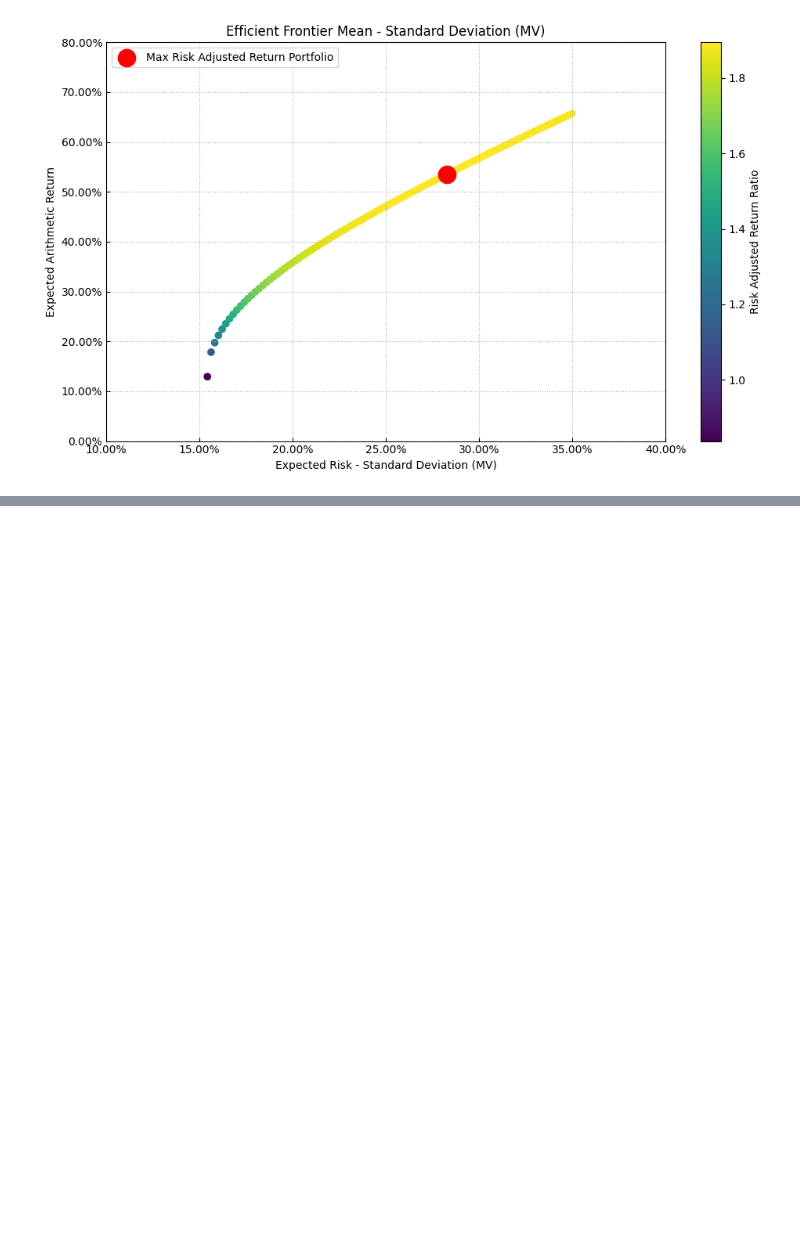
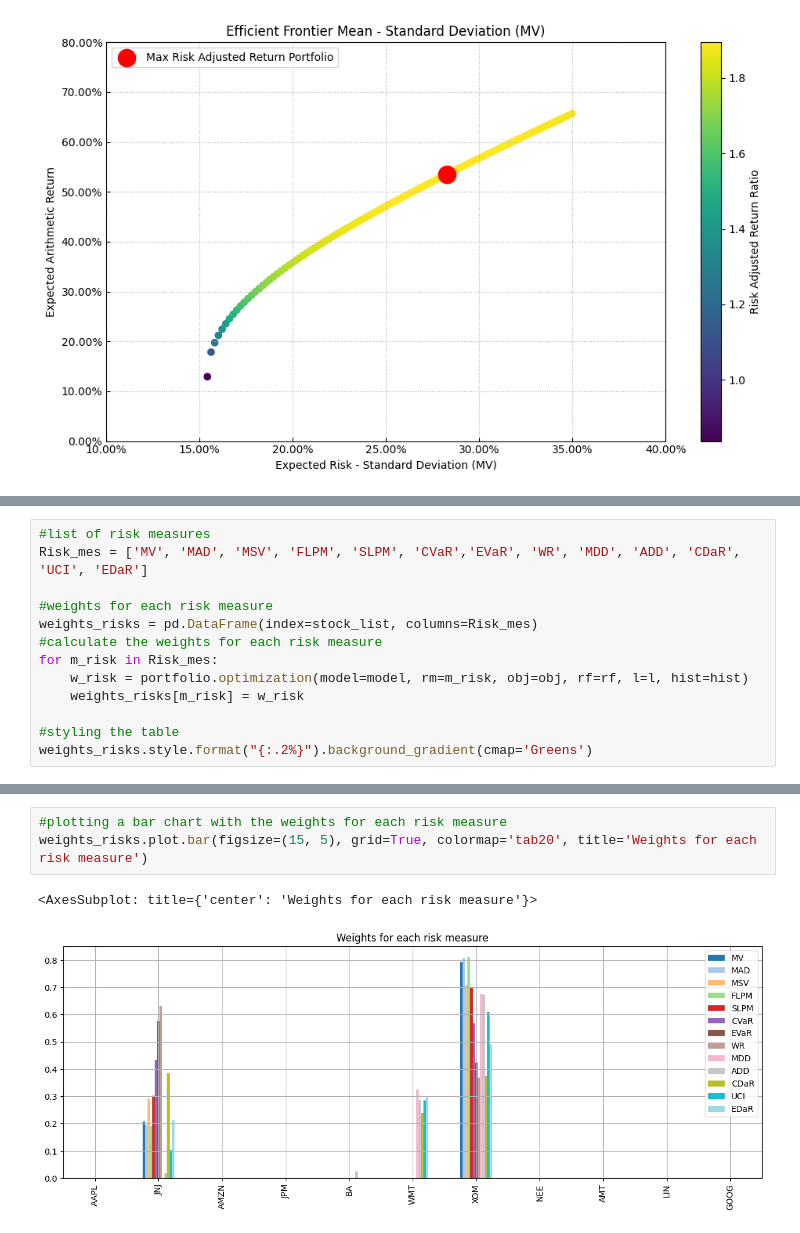
Before and after one commit to sarahnourgh/portfolio_optimization, a Jupyter notebook: Markovits framework/markovitz.ipynb, the cells around one changed output, grey strips where cells are left out. Drawn from its saved outputs; the diff is of its cells as text; blank space fills up the shorter version.

Commit message:
Optimal portfolios for different risk measures

```diff
--- a/Markovits framework/markovitz.ipynb
+++ b/Markovits framework/markovitz.ipynb
@@ -178,0 +198,13 @@ ax = rp.plot_frontier(w_frontier=frontier, mu= mu, cov= cov, rm =  rm, rf= rf, r
+# %%
+#list of risk measures
+Risk_mes = ['MV', 'MAD', 'MSV', 'FLPM', 'SLPM', 'CVaR','EVaR', 'WR', 'MDD', 'ADD', 'CDaR', 'UCI', 'EDaR']
+
+#weights for each risk measure
+weights_risks = pd.DataFrame(index=stock_list, columns=Risk_mes)
+#calculate the weights for each risk measure
+for m_risk in Risk_mes:
+    w_risk = portfolio.optimization(model=model, rm=m_risk, obj=obj, rf=rf, l=l, hist=hist)
+    weights_risks[m_risk] = w_risk
+
+#styling the table
+weights_risks.style.format("{:.2%}").background_gradient(cmap='Greens')
@@ -178,0 +224,6 @@ ax = rp.plot_frontier(w_frontier=frontier, mu= mu, cov= cov, rm =  rm, rf= rf, r
+# %%
+#plotting a bar chart with the weights for each risk measure
+weights_risks.plot.bar(figsize=(15, 5), grid=True, colormap='tab20', title='Weights for each risk measure')
+# %% [output]
+<AxesSubplot: title={'center': 'Weights for each risk measure'}>
+[figure, added]
```
Also changed, not shown: parts of 2 cells of this notebook.
